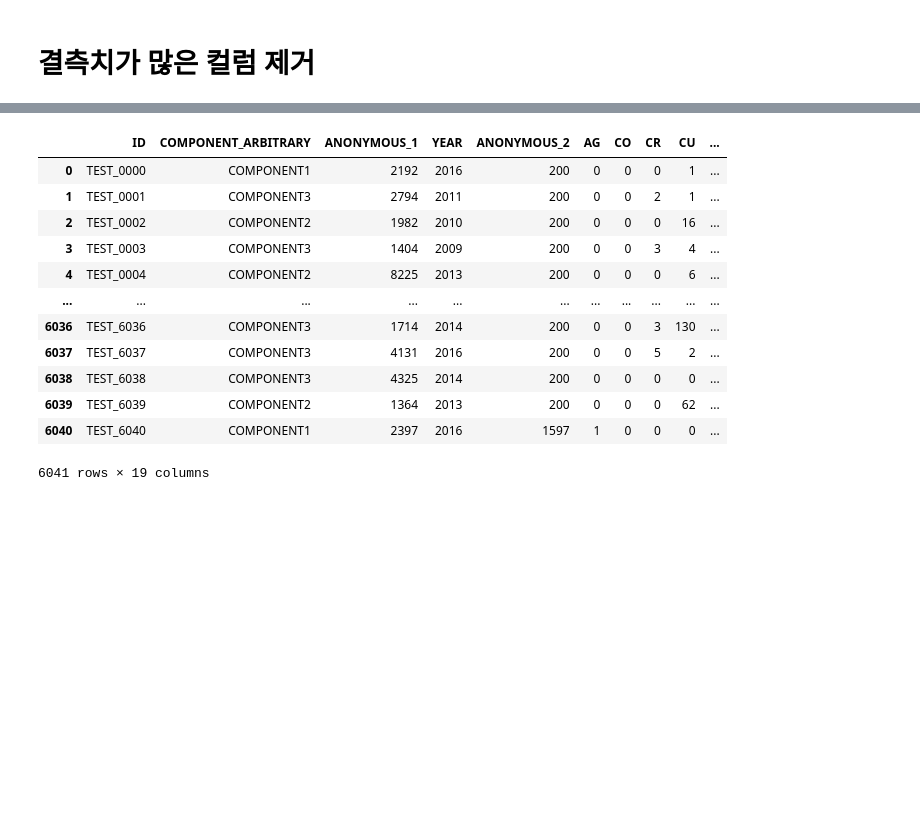
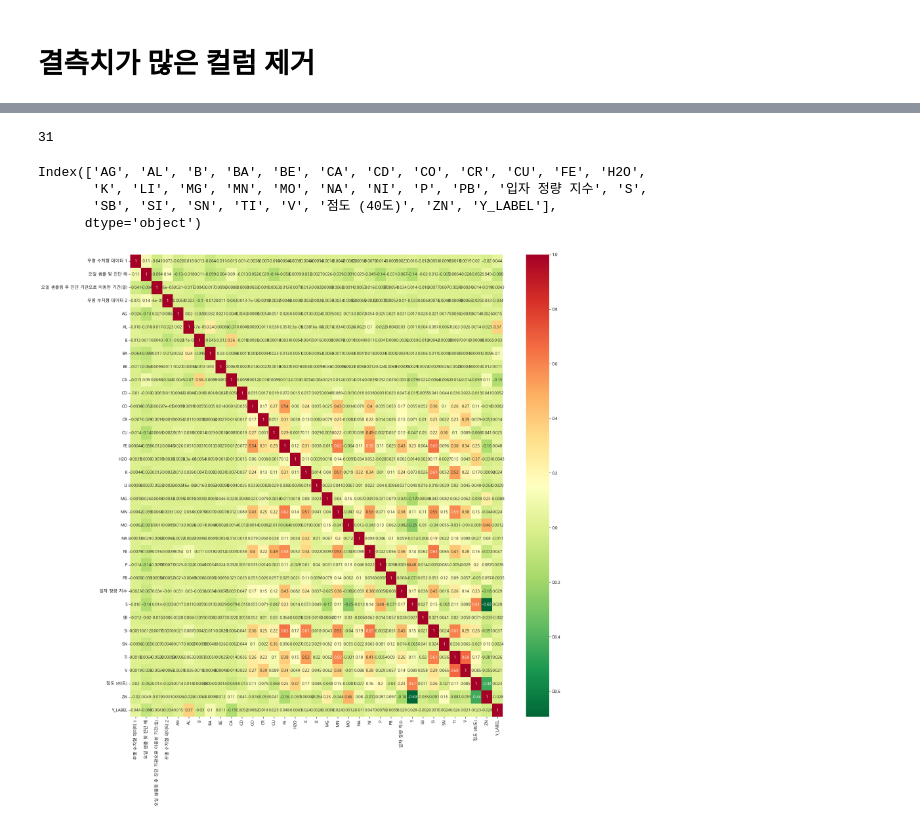
Before and after one commit to YoonJiHwan98/Sejoing_Univ_3-2, a Jupyter notebook: construct_Oil/data_EDA.ipynb, the cells around one changed output, grey strips where cells are left out. Saved outputs shown, nothing was run; the diff lists cells and outputs as text; code cells hidden in the pictures; blank space fills up the shorter version.

```diff
--- a/construct_Oil/data_EDA.ipynb
+++ b/construct_Oil/data_EDA.ipynb
@@ -6 +7,7 @@ import seaborn as sns
+# %%
+
+plt.rc('font', family='NanumBarunGothic')
+font_location = 'C:/Windows/Fonts/MALGUNSL.TTF'  # for windows
+font_name = fm.FontProperties(fname=font_location).get_name()
+plt.rc('font', family=font_name)
 # %%
@@ -49,17 +49,0 @@ df
-# %%
-df_test = pd.read_csv(r'C:\Users\yoon9\PycharmProjects\Sejong_Project\construct_Oil\open\test.csv')
-df_test
-# %% [output]
-|  | ID | COMPONENT_ARBITRARY | ANONYMOUS_1 | YEAR | ANONYMOUS_2 | AG | CO | CR | CU | ... |
-| 0 | TEST_0000 | COMPONENT1 | 2192 | 2016 | 200 | 0 | 0 | 0 | 1 | ... |
-| 1 | TEST_0001 | COMPONENT3 | 2794 | 2011 | 200 | 0 | 0 | 2 | 1 | ... |
-| 2 | TEST_0002 | COMPONENT2 | 1982 | 2010 | 200 | 0 | 0 | 0 | 16 | ... |
-| 3 | TEST_0003 | COMPONENT3 | 1404 | 2009 | 200 | 0 | 0 | 3 | 4 | ... |
-| 4 | TEST_0004 | COMPONENT2 | 8225 | 2013 | 200 | 0 | 0 | 0 | 6 | ... |
-| ... | ... | ... | ... | ... | ... | ... | ... | ... | ... | ... |
-| 6036 | TEST_6036 | COMPONENT3 | 1714 | 2014 | 200 | 0 | 0 | 3 | 130 | ... |
-| 6037 | TEST_6037 | COMPONENT3 | 4131 | 2016 | 200 | 0 | 0 | 5 | 2 | ... |
-| 6038 | TEST_6038 | COMPONENT3 | 4325 | 2014 | 200 | 0 | 0 | 0 | 0 | ... |
-| 6039 | TEST_6039 | COMPONENT2 | 1364 | 2013 | 200 | 0 | 0 | 0 | 62 | ... |
-| 6040 | TEST_6040 | COMPONENT1 | 2397 | 2016 | 1597 | 1 | 0 | 0 | 0 | ... |
-6041 rows × 19 columns
@@ -65,0 +52,11 @@ df_test
+# %%
+len(columns_list)
+# %% [output]
+31
+# %%
+columns_list
+# %% [output]
+Index(['AG', 'AL', 'B', 'BA', 'BE', 'CA', 'CD', 'CO', 'CR', 'CU', 'FE', 'H2O',
+       'K', 'LI', 'MG', 'MN', 'MO', 'NA', 'NI', 'P', 'PB', '입자 정량 지수', 'S',
+       'SB', 'SI', 'SN', 'TI', 'V', '점도 (40도)', 'ZN', 'Y_LABEL'],
+      dtype='object')
@@ -65,0 +69,6 @@ df_test
+# %%
+plt.figure(figsize=(20,20))
+sns.heatmap(df.corr(), annot = True, cmap = 'RdYlGn_r')
+plt.show()
+# %% [output]
+[figure, added]
```
Also changed, not shown: parts of 7 cells of this notebook.
